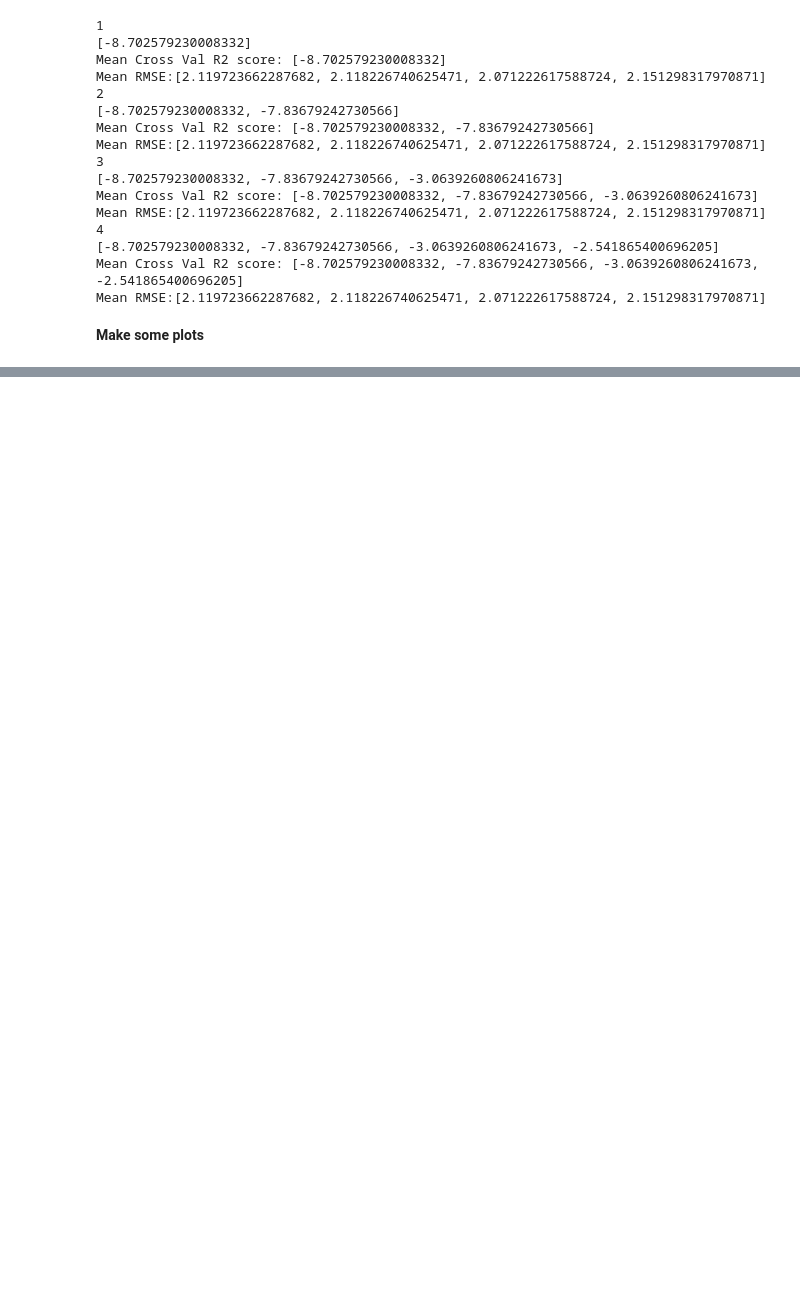
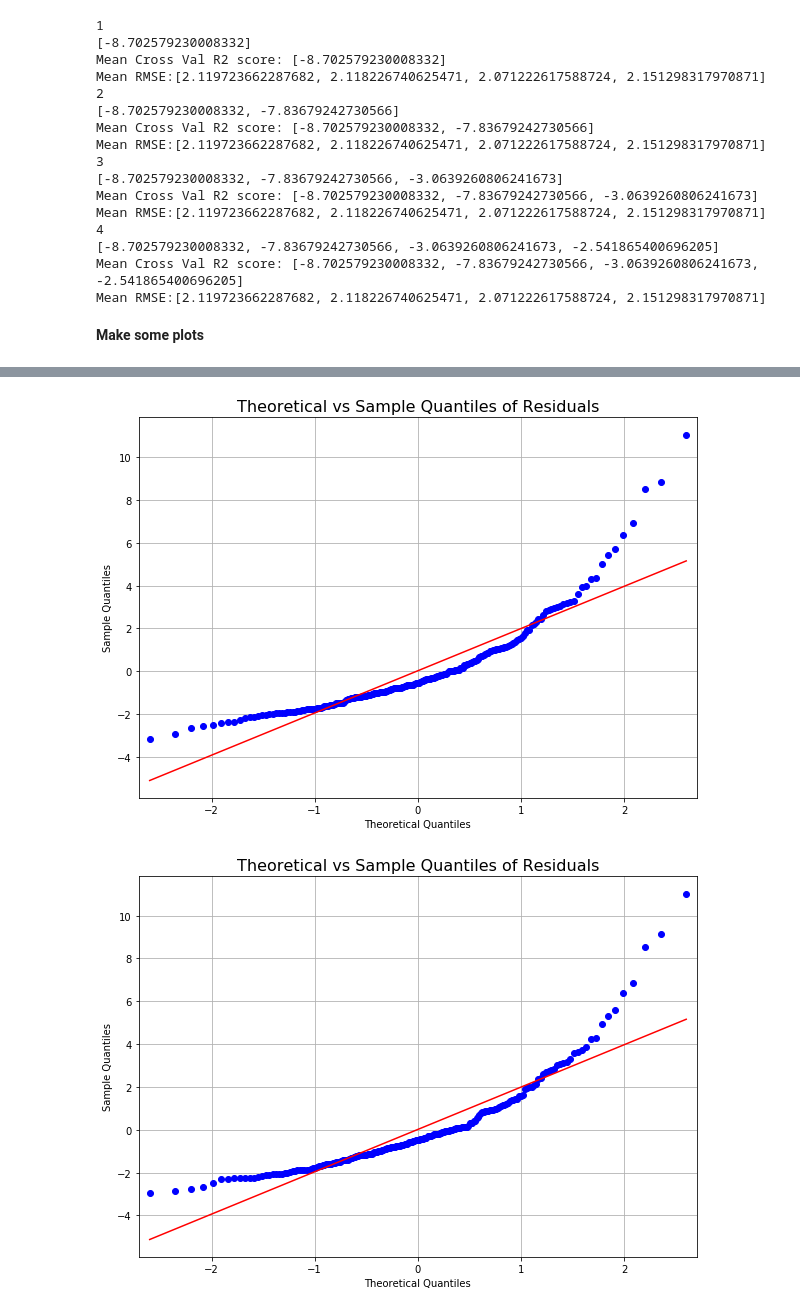
Before and after one commit to dustinrapp/Capstone_Springboard_Intermediate_Python, a Jupyter notebook: Projects/8a_UASFC_20-80_KFold_Crossval.ipynb, the cells around one changed output, grey strips where cells are left out. Cells and saved outputs as stored; diff of their text form; code cells hidden in the pictures; blank space fills up the shorter version.

```diff
--- a/Projects/8a_UASFC_20-80_KFold_Crossval.ipynb
+++ b/Projects/8a_UASFC_20-80_KFold_Crossval.ipynb
@@ -349,0 +346,12 @@ Mean RMSE:[2.119723662287682, 2.118226740625471, 2.071222617588724, 2.1512983179
+# %%
+import statsmodels.api as sm
+for pred_case in np.arange(0, len(Ytest_predictions), 1):
+       residuals = Y_actsnf[pred_case] - Ytest_predictions[pred_case]
+       fig, ax = plt.subplots(figsize=(10, 7))
+       qq2=sm.qqplot(residuals, line='r', ax = ax)
+       plt.title('Theoretical vs Sample Quantiles of Residuals', fontsize = 16)
+       plt.grid(True)
+       plt.savefig('C:/Users/RAPP/Documents/Capstone/MS_CS_report/figs/qq_resid_KFold_'+descriptors[pred_case]+'.png',bbox_inches='tight')
+# %% [output]
+[figure, added]
+[figure, added]
```
Also changed, not shown: parts of 7 cells of this notebook.
